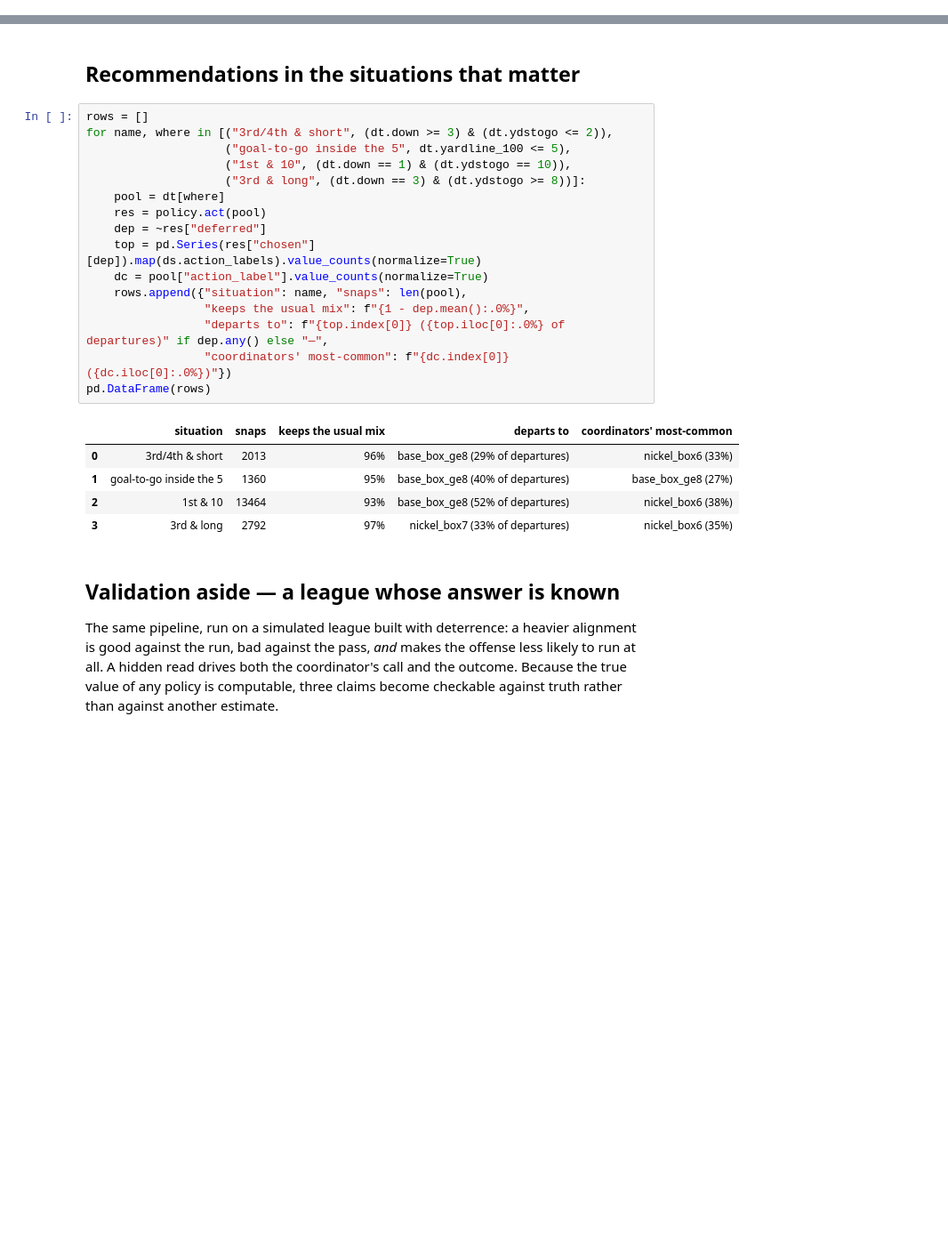
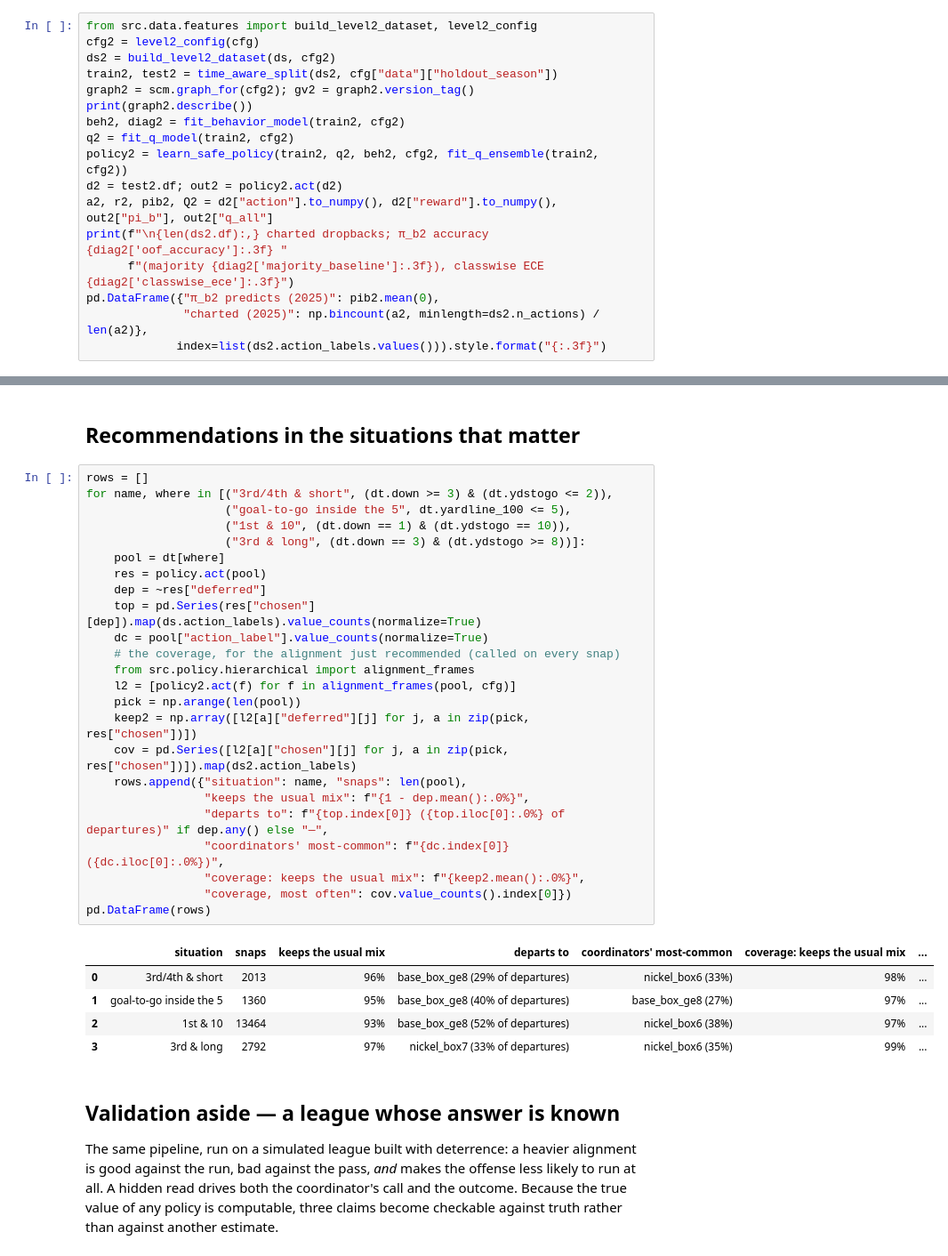
Before and after one commit to pendsec/nfl-playcalling, a Jupyter notebook: notebooks/v3_pipeline_walkthrough.ipynb, the cells around one changed output, grey strips where cells are left out. Shown at 89% size. Cells and saved outputs as stored; diff of their text form; blank space fills up the shorter version.

```diff
--- a/notebooks/v3_pipeline_walkthrough.ipynb
+++ b/notebooks/v3_pipeline_walkthrough.ipynb
@@ -468,0 +517,17 @@ noise.
+# %%
+from src.data.features import build_level2_dataset, level2_config
+cfg2 = level2_config(cfg)
+ds2 = build_level2_dataset(ds, cfg2)
+train2, test2 = time_aware_split(ds2, cfg["data"]["holdout_season"])
+graph2 = scm.graph_for(cfg2); gv2 = graph2.version_tag()
+print(graph2.describe())
+beh2, diag2 = fit_behavior_model(train2, cfg2)
+q2 = fit_q_model(train2, cfg2)
+policy2 = learn_safe_policy(train2, q2, beh2, cfg2, fit_q_ensemble(train2, cfg2))
+d2 = test2.df; out2 = policy2.act(d2)
+a2, r2, pib2, Q2 = d2["action"].to_numpy(), d2["reward"].to_numpy(), out2["pi_b"], out2["q_all"]
+print(f"\n{len(ds2.df):,} charted dropbacks; π_b2 accuracy {diag2['oof_accuracy']:.3f} "
+      f"(majority {diag2['majority_baseline']:.3f}), classwise ECE {diag2['classwise_ece']:.3f}")
+pd.DataFrame({"π_b2 predicts (2025)": pib2.mean(0),
+              "charted (2025)": np.bincount(a2, minlength=ds2.n_actions) / len(a2)},
+             index=list(ds2.action_labels.values())).style.format("{:.3f}")
@@ -471,25 +629,33 @@ noise.
 # %%
 rows = []
 for name, where in [("3rd/4th & short", (dt.down >= 3) & (dt.ydstogo <= 2)),
                     ("goal-to-go inside the 5", dt.yardline_100 <= 5),
                     ("1st & 10", (dt.down == 1) & (dt.ydstogo == 10)),
                     ("3rd & long", (dt.down == 3) & (dt.ydstogo >= 8))]:
     pool = dt[where]
     res = policy.act(pool)
     dep = ~res["deferred"]
     top = pd.Series(res["chosen"][dep]).map(ds.action_labels).value_counts(normalize=True)
     dc = pool["action_label"].value_counts(normalize=True)
+    # the coverage, for the alignment just recommended (called on every snap)
+    from src.policy.hierarchical import alignment_frames
+    l2 = [policy2.act(f) for f in alignment_frames(pool, cfg)]
+    pick = np.arange(len(pool))
+    keep2 = np.array([l2[a]["deferred"][j] for j, a in zip(pick, res["chosen"])])
+    cov = pd.Series([l2[a]["chosen"][j] for j, a in zip(pick, res["chosen"])]).map(ds2.action_labels)
     rows.append({"situation": name, "snaps": len(pool),
                  "keeps the usual mix": f"{1 - dep.mean():.0%}",
                  "departs to": f"{top.index[0]} ({top.iloc[0]:.0%} of departures)" if dep.any() else "—",
-                 "coordinators' most-common": f"{dc.index[0]} ({dc.iloc[0]:.0%})"})
+                 "coordinators' most-common": f"{dc.index[0]} ({dc.iloc[0]:.0%})",
+                 "coverage: keeps the usual mix": f"{keep2.mean():.0%}",
+                 "coverage, most often": cov.value_counts().index[0]})
 pd.DataFrame(rows)
 # %% [output]
-|  | situation | snaps | keeps the usual mix | departs to | coordinators' most-common |
-| 0 | 3rd/4th & short | 2013 | 96% | base_box_ge8 (29% of departures) | nickel_box6 (33%) |
-| 1 | goal-to-go inside the 5 | 1360 | 95% | base_box_ge8 (40% of departures) | base_box_ge8 (27%) |
-| 2 | 1st & 10 | 13464 | 93% | base_box_ge8 (52% of departures) | nickel_box6 (38%) |
-| 3 | 3rd & long | 2792 | 97% | nickel_box7 (33% of departures) | nickel_box6 (35%) |
+|  | situation | snaps | keeps the usual mix | departs to | coordinators' most-common | coverage: keeps the usual mix | ... |
+| 0 | 3rd/4th & short | 2013 | 96% | base_box_ge8 (29% of departures) | nickel_box6 (33%) | 98% | ... |
+| 1 | goal-to-go inside the 5 | 1360 | 95% | base_box_ge8 (40% of departures) | base_box_ge8 (27%) | 97% | ... |
+| 2 | 1st & 10 | 13464 | 93% | base_box_ge8 (52% of departures) | nickel_box6 (38%) | 97% | ... |
+| 3 | 3rd & long | 2792 | 97% | nickel_box7 (33% of departures) | nickel_box6 (35%) | 99% | ... |
 # %% [markdown]
 ## Validation aside — a league whose answer is known
 
```
Also changed, not shown: parts of 14 cells of this notebook, 14 other files.
